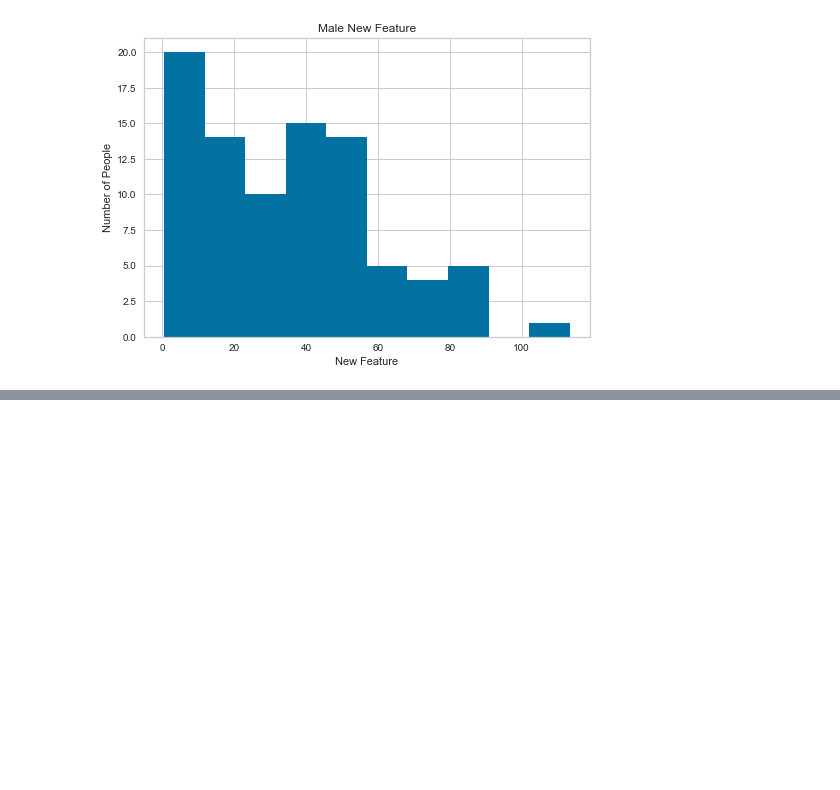
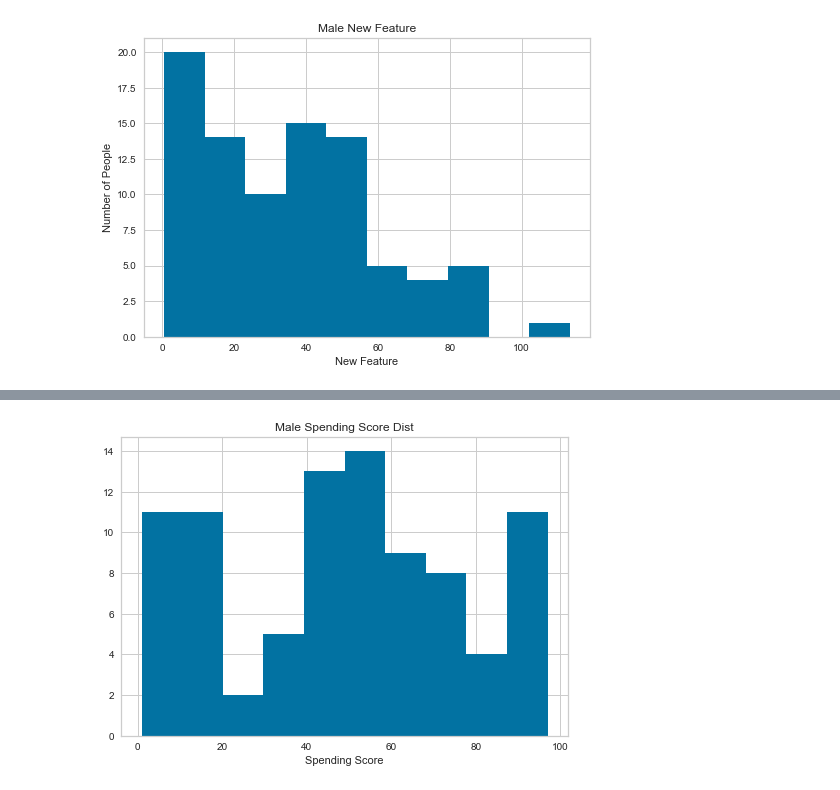
Before and after one commit to ipatel467/Customer-Segmentation, a Jupyter notebook: index.ipynb, the cells around one changed output, grey strips where cells are left out. Cells and saved outputs as stored; diff of their text form; code cells hidden in the pictures; blank space fills up the shorter version.

```diff
--- a/index.ipynb
+++ b/index.ipynb
@@ -657,0 +685,6 @@ plt.ylabel('Number of People');
+# %%
+gents['Spending Score (1-100)'].hist();
+plt.title('Male Spending Score Dist');
+plt.xlabel('Spending Score');
+# %% [output]
+[figure, added]
```
Also changed, not shown: parts of 6 cells of this notebook.
